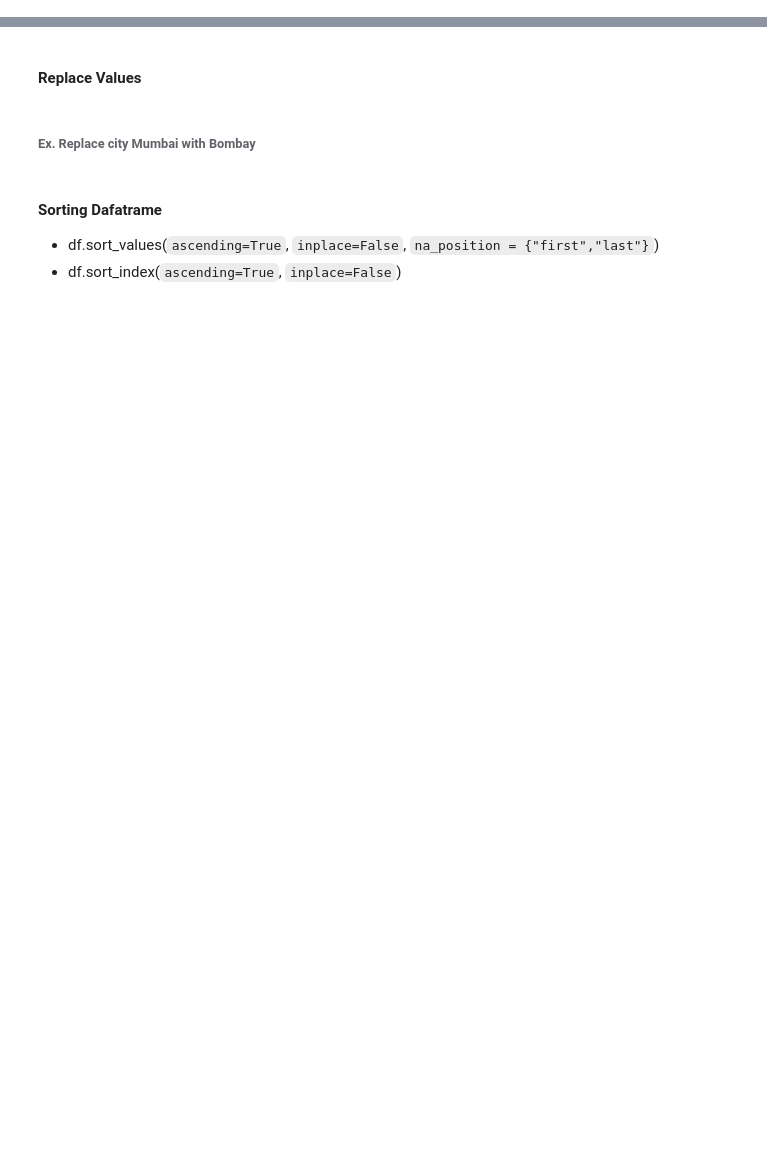
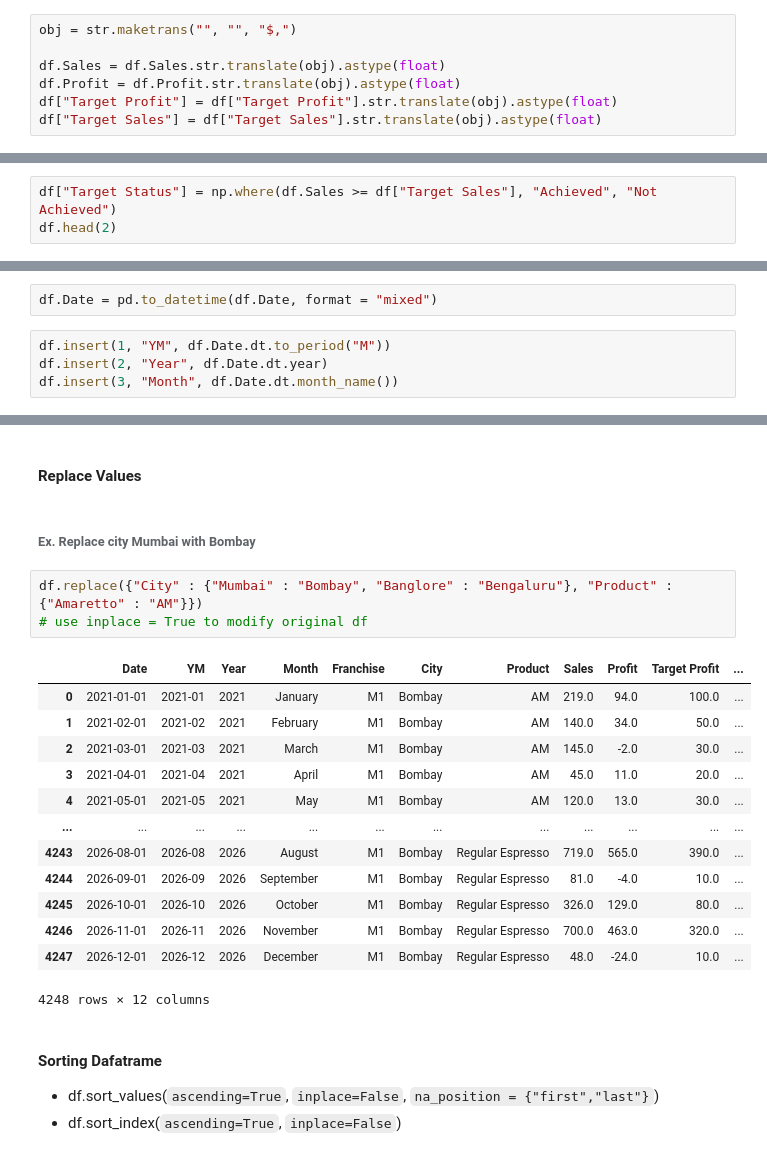
Before and after one commit to knowledge-corner/CGI_19_may_25, a Jupyter notebook: Classwork/Classwork Notebook.ipynb, the cells around one changed output, grey strips where cells are left out. Drawn from its saved outputs; the diff is of its cells as text; blank space fills up the shorter version.

```diff
--- a/Classwork/Classwork Notebook.ipynb
+++ b/Classwork/Classwork Notebook.ipynb
@@ -2270,0 +2254,7 @@ Name: Sales, Length: 4248, dtype: float64
+# %%
+obj = str.maketrans("", "", "$,")
+
+df.Sales = df.Sales.str.translate(obj).astype(float)
+df.Profit = df.Profit.str.translate(obj).astype(float)
+df["Target Profit"] = df["Target Profit"].str.translate(obj).astype(float)
+df["Target Sales"] = df["Target Sales"].str.translate(obj).astype(float)
@@ -2272,3 +2268,6 @@ Name: Sales, Length: 4248, dtype: float64
 #### Add Column by calculation to the dataframe
 # %% [markdown]
 ###### Ex. Check the status of target sales and add it to the dataframe as a new column
+# %%
+df["Target Status"] = np.where(df.Sales >= df["Target Sales"], "Achieved", "Not Achieved")
+df.head(2)
@@ -2276,3 +2279,9 @@ Name: Sales, Length: 4248, dtype: float64
 #### Working with date column
 # %% [markdown]
 ###### Ex. Convert date column to date type
+# %%
+df.Date = pd.to_datetime(df.Date, format = "mixed")
+# %%
+df.insert(1, "YM", df.Date.dt.to_period("M"))
+df.insert(2, "Year", df.Date.dt.year)
+df.insert(3, "Month", df.Date.dt.month_name())
@@ -2280,6 +2313,23 @@ Name: Sales, Length: 4248, dtype: float64
 #### Replace Values
 # %% [markdown]
 ###### Ex. Replace city Mumbai with Bombay
+# %%
+df.replace({"City" : {"Mumbai" : "Bombay", "Banglore" : "Bengaluru"}, "Product" : {"Amaretto" : "AM"}})
+# use inplace = True to modify original df
+# %% [output]
+|  | Date | YM | Year | Month | Franchise | City | Product | Sales | Profit | Target Profit | ... |
+| 0 | 2021-01-01 | 2021-01 | 2021 | January | M1 | Bombay | AM | 219.0 | 94.0 | 100.0 | ... |
+| 1 | 2021-02-01 | 2021-02 | 2021 | February | M1 | Bombay | AM | 140.0 | 34.0 | 50.0 | ... |
+| 2 | 2021-03-01 | 2021-03 | 2021 | March | M1 | Bombay | AM | 145.0 | -2.0 | 30.0 | ... |
+| 3 | 2021-04-01 | 2021-04 | 2021 | April | M1 | Bombay | AM | 45.0 | 11.0 | 20.0 | ... |
+| 4 | 2021-05-01 | 2021-05 | 2021 | May | M1 | Bombay | AM | 120.0 | 13.0 | 30.0 | ... |
+| ... | ... | ... | ... | ... | ... | ... | ... | ... | ... | ... | ... |
+| 4243 | 2026-08-01 | 2026-08 | 2026 | August | M1 | Bombay | Regular Espresso | 719.0 | 565.0 | 390.0 | ... |
+| 4244 | 2026-09-01 | 2026-09 | 2026 | September | M1 | Bombay | Regular Espresso | 81.0 | -4.0 | 10.0 | ... |
+| 4245 | 2026-10-01 | 2026-10 | 2026 | October | M1 | Bombay | Regular Espresso | 326.0 | 129.0 | 80.0 | ... |
+| 4246 | 2026-11-01 | 2026-11 | 2026 | November | M1 | Bombay | Regular Espresso | 700.0 | 463.0 | 320.0 | ... |
+| 4247 | 2026-12-01 | 2026-12 | 2026 | December | M1 | Bombay | Regular Espresso | 48.0 | -24.0 | 10.0 | ... |
+4248 rows × 12 columns
 # %% [markdown]
 #### Sorting Dafatrame
 - df.sort_values(`ascending=True`, `inplace=False`, `na_position = {"first","last"}`)
```
Also changed, not shown: parts of 8 cells of this notebook.
